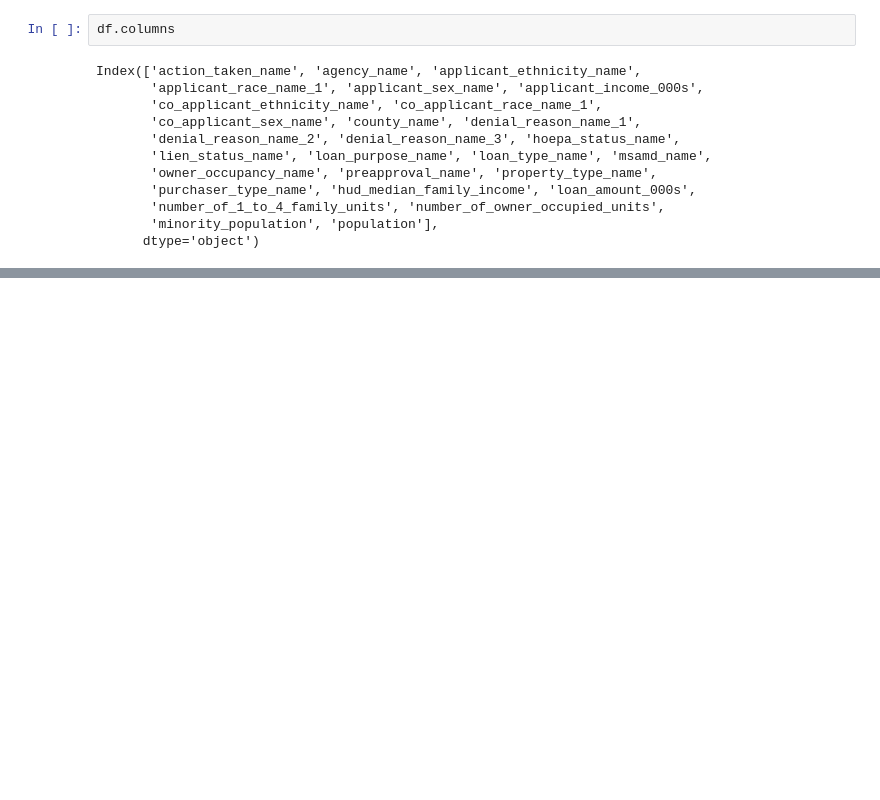
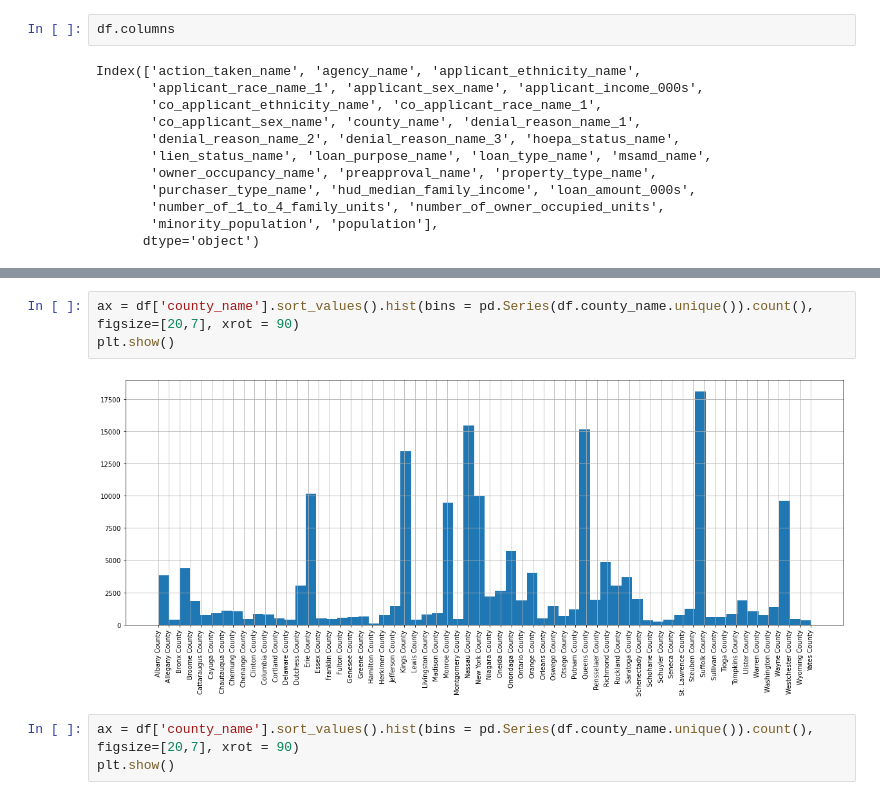
Before and after one commit to DJ1070/Darlehensanfragen, a Jupyter notebook: exploration.ipynb, the cells around one changed output, grey strips where cells are left out. Cells and saved outputs as stored; diff of their text form; blank space fills up the shorter version.

```diff
--- a/exploration.ipynb
+++ b/exploration.ipynb
@@ -80,0 +136,8 @@ KeyError: "None of [Index(['Application denied by financial institution',\n
+# %%
+ax = df['county_name'].sort_values().hist(bins = pd.Series(df.county_name.unique()).count(), figsize=[20,7], xrot = 90)
+plt.show()
+# %% [output]
+[figure, added]
+# %%
+ax = df['county_name'].sort_values().hist(bins = pd.Series(df.county_name.unique()).count(), figsize=[20,7], xrot = 90)
+plt.show()
```
Also changed, not shown: parts of 8 cells of this notebook.
